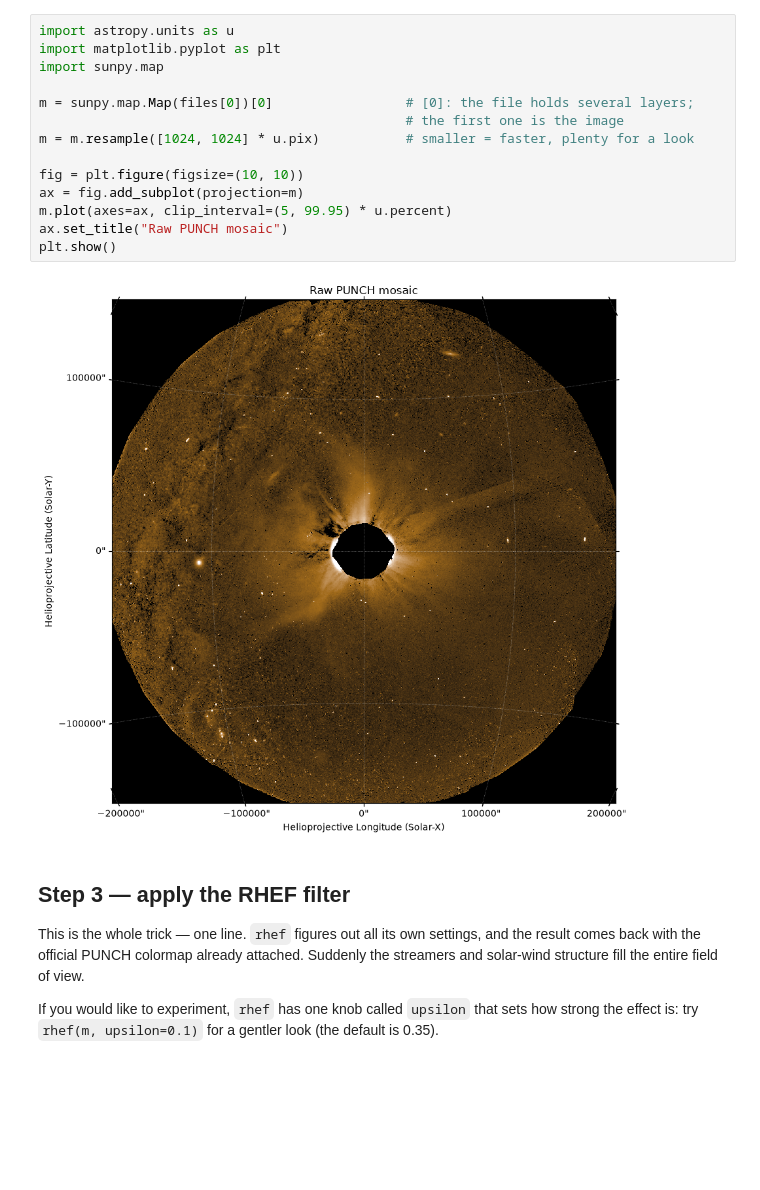
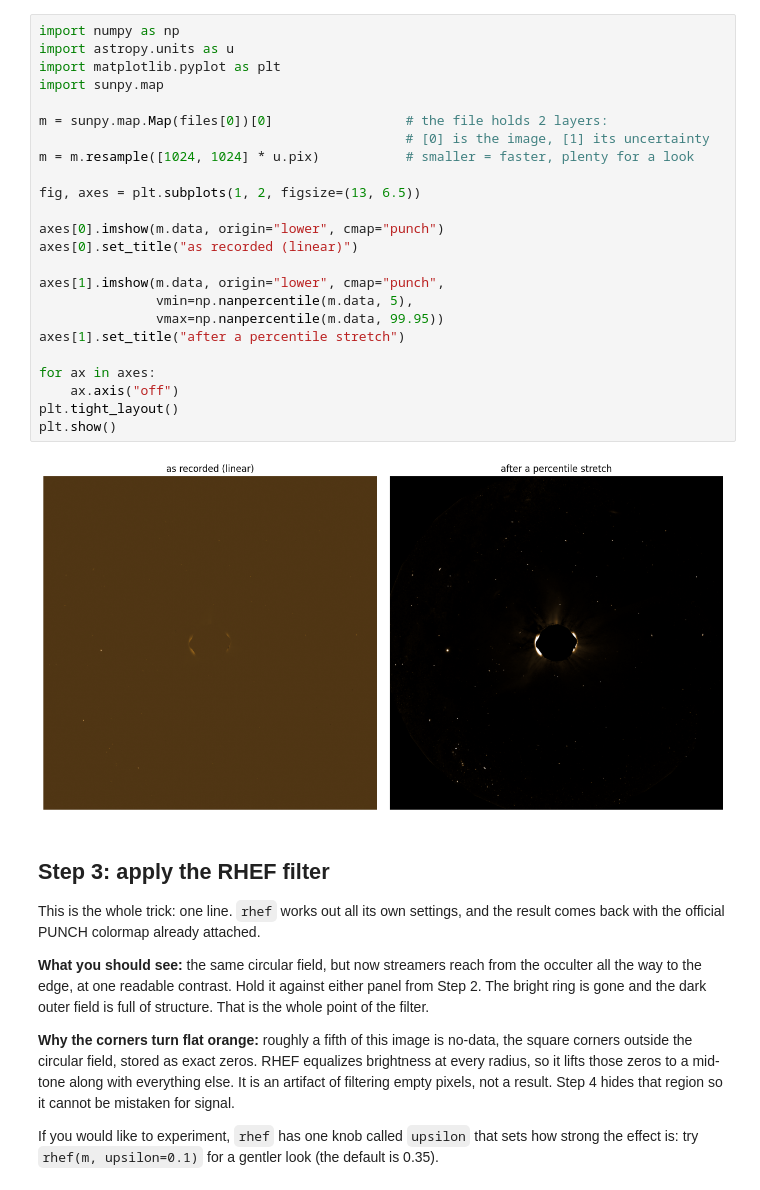
Before and after one commit to punch-mission/punch-playground, a Jupyter notebook: community-created/visualization/rhef_punch_beginner.ipynb, the cells around one changed output. Cells and saved outputs as stored; diff of their text form; blank space fills up the shorter version.

```diff
--- a/community-created/visualization/rhef_punch_beginner.ipynb
+++ b/community-created/visualization/rhef_punch_beginner.ipynb
@@ -77,29 +156,49 @@ triangle in the center is simply where no camera points.
 # %%
+import numpy as np
 import astropy.units as u
 import matplotlib.pyplot as plt
 import sunpy.map
 
-m = sunpy.map.Map(files[0])[0]                 # [0]: the file holds several layers;
-                                               # the first one is the image
+m = sunpy.map.Map(files[0])[0]                 # the file holds 2 layers:
+                                               # [0] is the image, [1] its uncertainty
 m = m.resample([1024, 1024] * u.pix)           # smaller = faster, plenty for a look
 
-fig = plt.figure(figsize=(10, 10))
-ax = fig.add_subplot(projection=m)
-m.plot(axes=ax, clip_interval=(5, 99.95) * u.percent)
-ax.set_title("Raw PUNCH mosaic")
+fig, axes = plt.subplots(1, 2, figsize=(13, 6.5))
+
+axes[0].imshow(m.data, origin="lower", cmap="punch")
+axes[0].set_title("as recorded (linear)")
+
+axes[1].imshow(m.data, origin="lower", cmap="punch",
+               vmin=np.nanpercentile(m.data, 5),
+               vmax=np.nanpercentile(m.data, 99.95))
+axes[1].set_title("after a percentile stretch")
+
+for ax in axes:
+    ax.axis("off")
+plt.tight_layout()
 plt.show()
 # %% [output]
-[figure, old version]
+[figure, new version]
 # %% [markdown]
-## Step 3 — apply the RHEF filter
+## Step 3: apply the RHEF filter
 
-This is the whole trick — one line. `rhef` figures out all its own settings,
-and the result comes back with the official PUNCH colormap already attached.
-Suddenly the streamers and solar-wind structure fill the entire field of view.
+This is the whole trick: one line. `rhef` works out all its own settings, and
+the result comes back with the official PUNCH colormap already attached.
 
-If you would like to experiment, `rhef` has one knob called `upsilon` that
-sets how strong the effect is: try `rhef(m, upsilon=0.1)` for a gentler look
-(the default is 0.35).
+**What you should see:** the same circular field, but now streamers reach from
+the occulter all the way to the edge, at one readable contrast. Hold it against
+either panel from Step 2. The bright ring is gone and the dark outer field is
+full of structure. That is the whole point of the filter.
+
+**Why the corners turn flat orange:** roughly a fifth of this image is no-data,
+the square corners outside the circular field, stored as exact zeros. RHEF
+equalizes brightness at every radius, so it lifts those zeros to a mid-tone
+along with everything else. It is an artifact of filtering empty pixels, not a
+result. Step 4 hides that region so it cannot be mistaken for signal.
+
+If you would like to experiment, `rhef` has one knob called `upsilon` that sets
+how strong the effect is: try `rhef(m, upsilon=0.1)` for a gentler look (the
+default is 0.35).
 # %%
 from sunkit_image.radial import rhef
 
```
Also changed, not shown: parts of 13 cells of this notebook, 1 other file.
